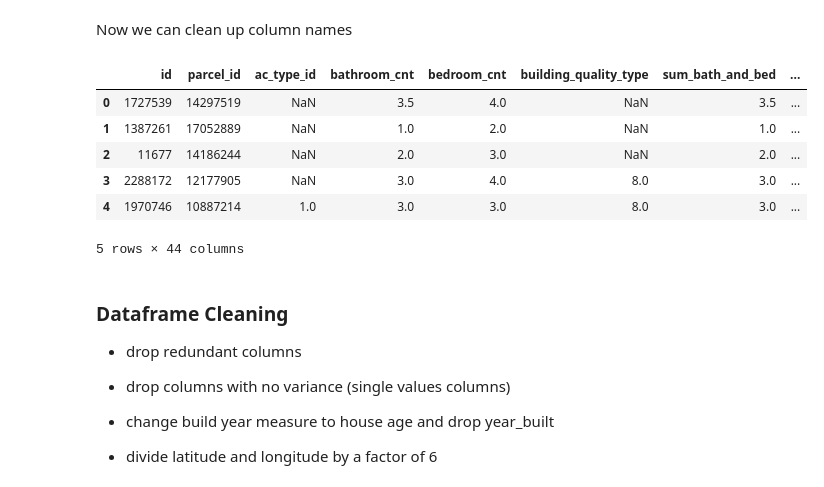
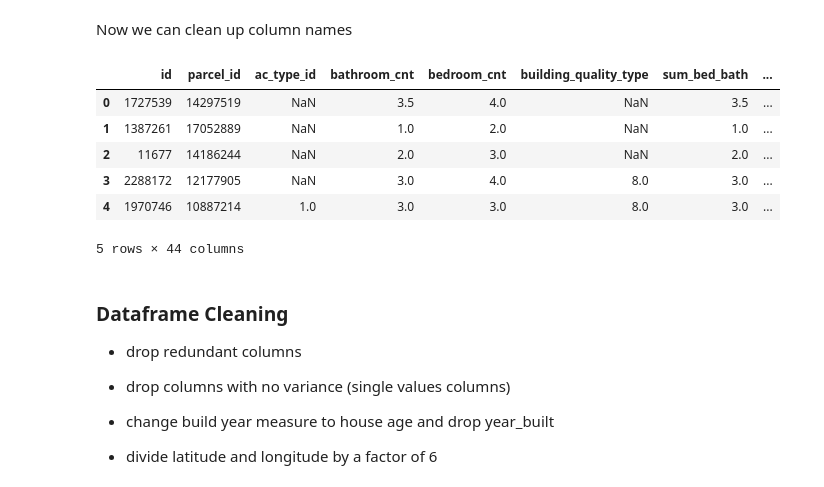
Before and after one commit to LambDom/Zillow-logerror, a Jupyter notebook: project_notebook2.ipynb, the cells around one changed output. Cells and saved outputs as stored; diff of their text form; code cells hidden in the pictures.

```diff
--- a/project_notebook2.ipynb
+++ b/project_notebook2.ipynb
@@ -111,36 +111,36 @@ zillow.rename(columns = {
     'bathroomcnt': 'bathroom_cnt',
     'bedroomcnt': 'bedroom_cnt',
     'buildingqualitytypeid': 'building_quality_type',
-    'calculatedbathnbr': 'sum_bath_and_bed',
+    'calculatedbathnbr': 'sum_bed_bath',
     'calculatedfinishedsquarefeet': 'square_feet',
     'fips': 'fips_code',
     'fullbathcnt': 'full_bath_cnt',
     'garagecarcnt': 'garage_car_cnt',
     'garagetotalsqft': 'garage_sqr_ft',
     'heatingorsystemtypeid': 'heating_type_id',
     'lotsizesquarefeet': 'lot_sqr_ft',
     'propertycountylandusecode': 'property_land_use_code',
     'propertylandusetypeid': 'property_land_use_id',
     'propertyzoningdesc': 'property_zoning',
     'rawcensustractandblock': 'raw_census_block',
     'regionidcity': 'city_id',
     'regionidcounty': 'county_id',
     'regionidneighborhood': 'neighborhood_id',
     'regionidzip': 'zipcode_id',
     'roomcnt': 'room_cnt',
     'unitcnt': 'unit_cnt',
     'yearbuilt': 'year_built',
     'structuretaxvaluedollarcnt': 'building_value',
     'taxvaluedollarcnt': 'total_value',
     'assessmentyear': 'year_assessed',
     'landtaxvaluedollarcnt': 'land_value',
     'taxamount': 'tax_amount',
     'censustractandblock': 'census_block',
     'transactiondate': 'transaction_date'
     }, inplace= True)
 zillow.head()
 # %% [output]
-|  | id | parcel_id | ac_type_id | bathroom_cnt | bedroom_cnt | building_quality_type | sum_bath_and_bed | ... |
+|  | id | parcel_id | ac_type_id | bathroom_cnt | bedroom_cnt | building_quality_type | sum_bed_bath | ... |
 | 0 | 1727539 | 14297519 | NaN | 3.5 | 4.0 | NaN | 3.5 | ... |
 | 1 | 1387261 | 17052889 | NaN | 1.0 | 2.0 | NaN | 1.0 | ... |
 | 2 | 11677 | 14186244 | NaN | 2.0 | 3.0 | NaN | 2.0 | ... |
```
Also changed, not shown: parts of 20 cells of this notebook.
